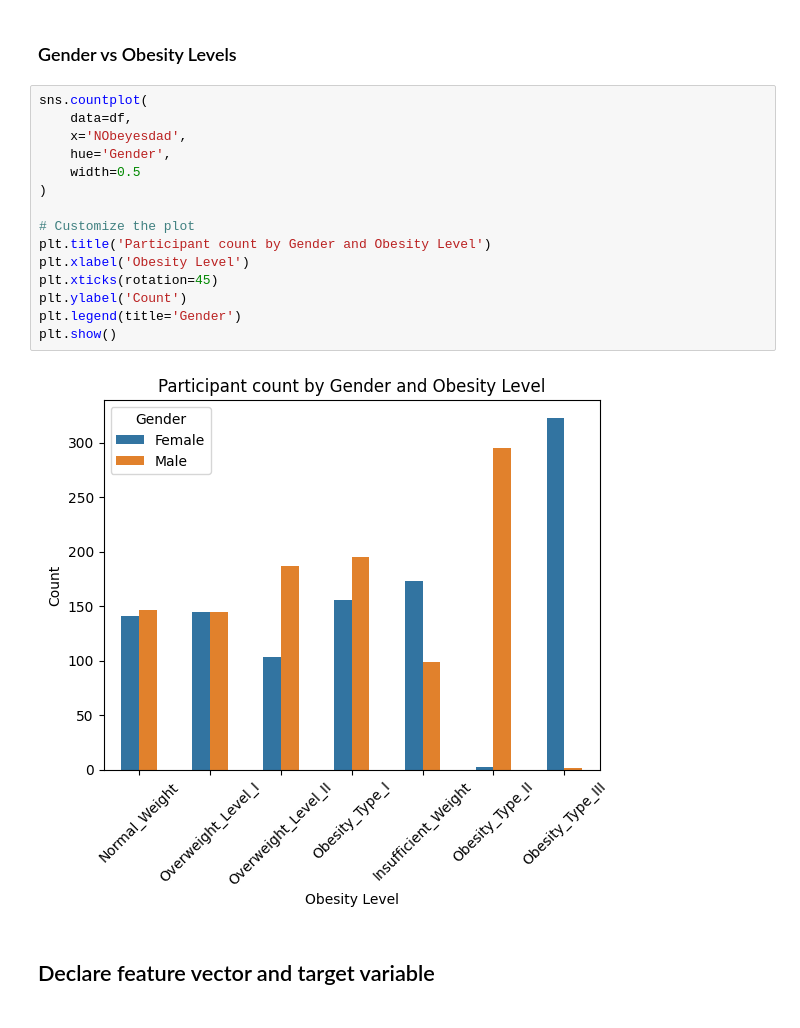
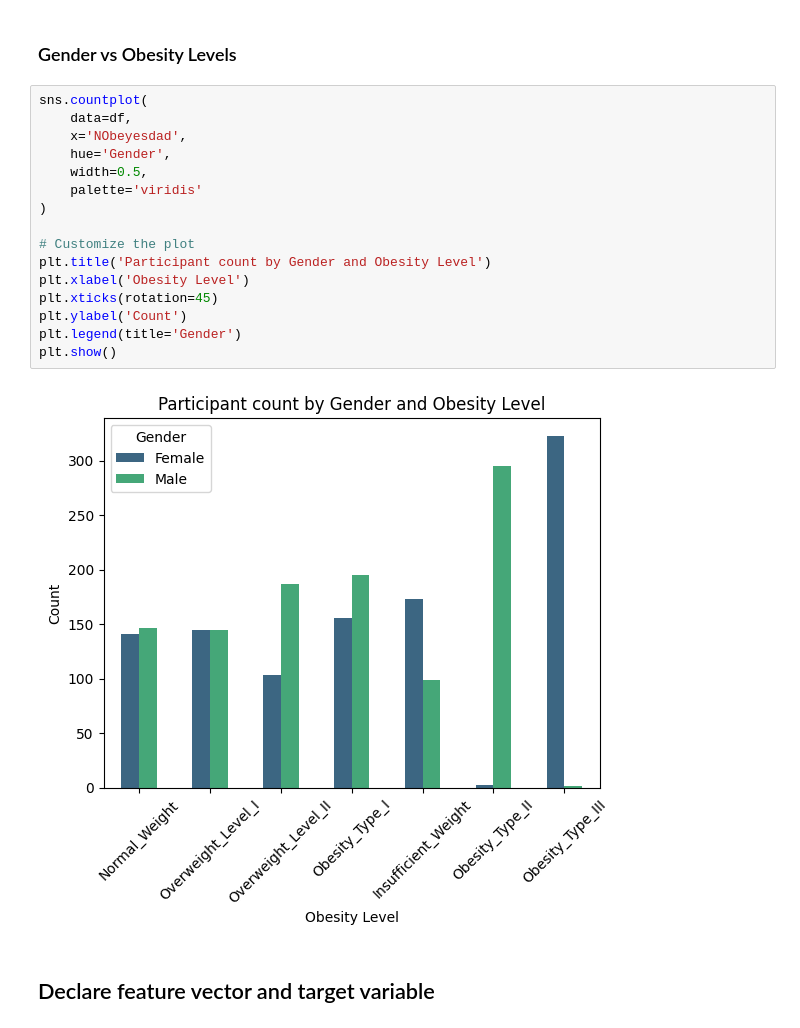
Before and after one commit to hifsakazmi/ai-in-python, a Jupyter notebook: deeplearning_obesity_dataset.ipynb, the cells around one changed output. Saved outputs shown, nothing was run; the diff lists cells and outputs as text.

Commit message:
Updated palette for graphs.

```diff
--- a/deeplearning_obesity_dataset.ipynb
+++ b/deeplearning_obesity_dataset.ipynb
@@ -246,20 +246,21 @@ plt.show()
 # %%
 sns.countplot(
     data=df,
     x='NObeyesdad',
     hue='Gender',
-    width=0.5
+    width=0.5,
+    palette='viridis'
 )
 
 # Customize the plot
 plt.title('Participant count by Gender and Obesity Level')
 plt.xlabel('Obesity Level')
 plt.xticks(rotation=45)
 plt.ylabel('Count')
 plt.legend(title='Gender')
 plt.show()
 # %% [output]
-[figure, old version]
+[figure, new version]
 # %% [markdown]
 ## Declare feature vector and target variable
 # %%
```
